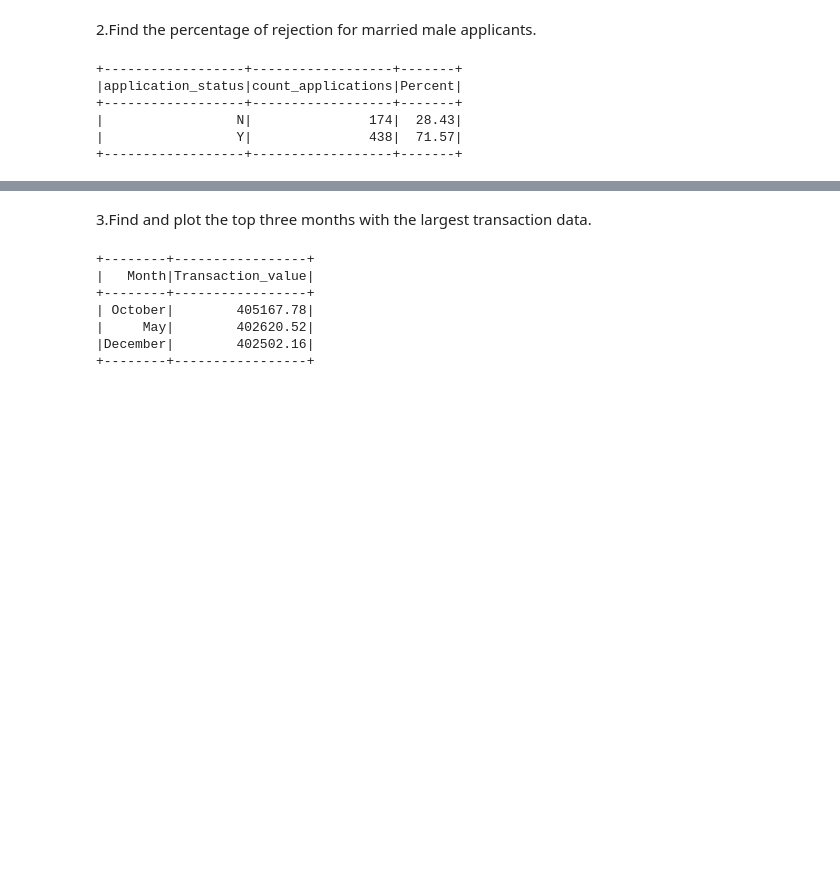
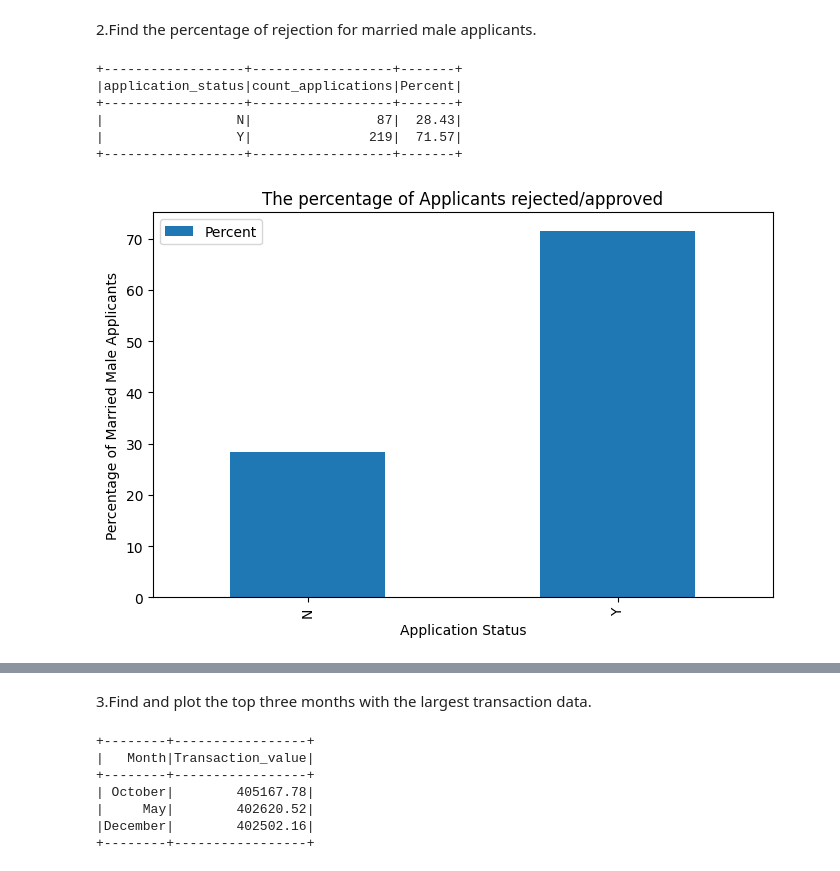
Before and after one commit to gitjish/Etlloan_project, a Jupyter notebook: loanapi_etl.ipynb, the cells around one changed output, grey strips where cells are left out. Saved outputs shown, nothing was run; the diff lists cells and outputs as text; code cells hidden in the pictures; blank space fills up the shorter version.

```diff
--- a/loanapi_etl.ipynb
+++ b/loanapi_etl.ipynb
@@ -100,31 +142,32 @@ plt.show()
 # %%
 query2 = "(SELECT application_status, COUNT(application_status) AS count_applications, \
 		(round(count(application_status)/(SELECT COUNT(*) FROM cdw_sapp_loan_application \
 		WHERE Gender = 'Male' AND Married = 'Yes' )*100,2)) AS Percent \
 		FROM cdw_sapp_loan_application \
 		WHERE Gender = 'Male' AND Married = 'Yes' \
 		GROUP BY application_status) as a"
 
 sp_sql2 = spark.read.format("jdbc") \
   .option("url", "jdbc:mysql://localhost:3306/creditcard_capstone") \
   .option("user", "root") \
   .option("password", "password") \
   .option("dbtable", query2) \
   .load()
 
 sp_sql2.show()
-pd_sql2 = sp_sql2.toPandas()
+pd_vis2 = sp_sql2.toPandas()
 # pd_sql1.reset_index(inplace=True)
-pd_sql2['Percent'] = pd_sql2['Percent'].astype('float')
-pd_sql2.plot(kind='bar', x='application_status', y='Percent', figsize=(8,5))
+pd_vis2['Percent'] = pd_vis2['Percent'].astype('float')
+pd_vis2.plot(kind='bar', x='application_status', y='Percent', figsize=(8,5))
 plt.title('The percentage of Applicants rejected/approved')
 plt.xlabel('Application Status')
 plt.ylabel('Percentage of Married Male Applicants')
 plt.show()
 # %% [output]
 +------------------+------------------+-------+
 |application_status|count_applications|Percent|
 +------------------+------------------+-------+
-|                 N|               174|  28.43|
-|                 Y|               438|  71.57|
+|                 N|                87|  28.43|
+|                 Y|               219|  71.57|
 +------------------+------------------+-------+
+[figure, added]
```
Also changed, not shown: parts of 16 cells of this notebook, 9 other files.
